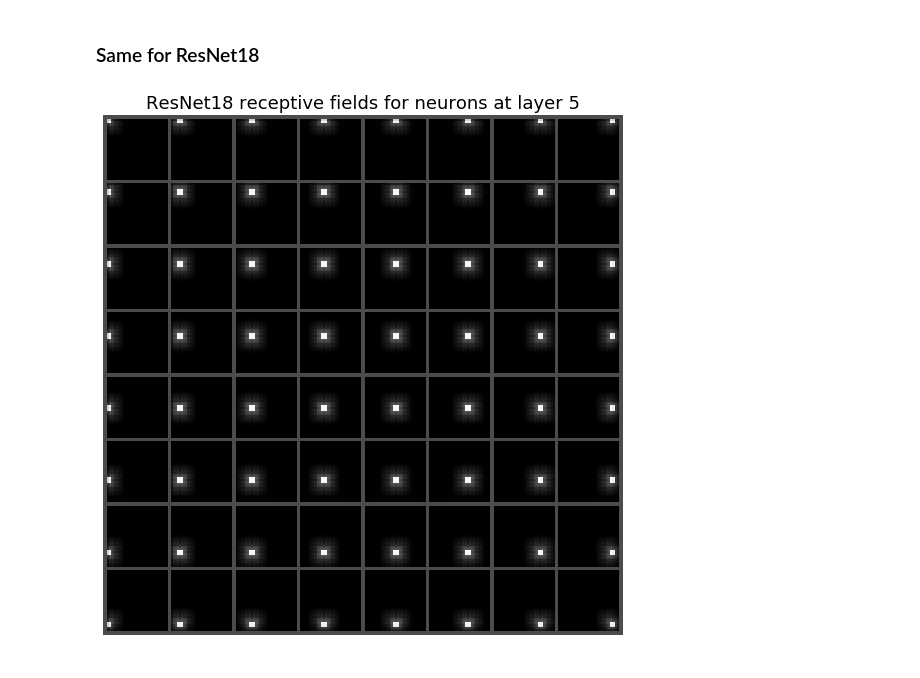
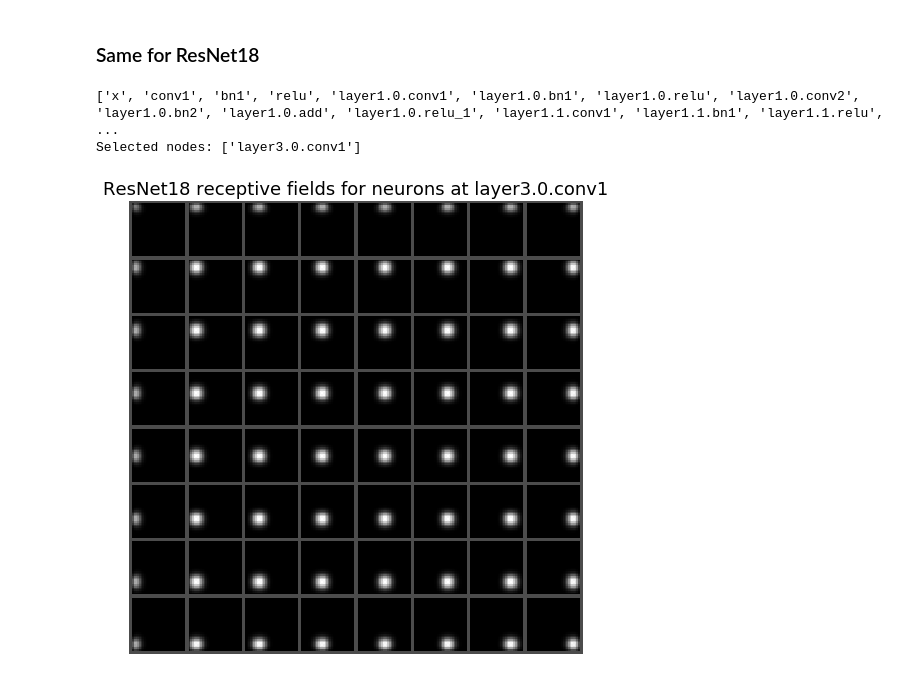
Before and after one commit to leonardopetrini/cnn-receptive-fields, a Jupyter notebook: examples.ipynb, the cells around one changed output. Drawn from its saved outputs; the diff is of its cells as text; code cells hidden in the pictures.

Commit message:
use the new `torch.fx` for feature extraction

```diff
--- a/examples.ipynb
+++ b/examples.ipynb
@@ -31,10 +30,15 @@ Replaced MaxPool with AvgPool at layer: 7
+# %%
+# Compute receptive field of the remaining part
+rf = receptive_field(net, layers=nodes)
 # %% [markdown]
 We plot here the receptive fields of neurons at layer 10.
 
 The plot follows the structure of the activation maps, that are 8x8 in this layer - i.e. the top right receptive field correspond to the top right pixel in the activation map and so on...
 # %%
 plt.figure(figsize=(7.5, 7.5))
-g = torchvision.utils.make_grid(rf[:, None], nrow=8, pad_value=.3)
+layer = 'features.10'
+n = rf[layer].shape[-1]
+g = torchvision.utils.make_grid(rf[layer].reshape(-1, 1, n, n), nrow=8, pad_value=.3)
 plt.imshow(g.permute(1, 2, 0))
 plt.title('VGG11 receptive fields for neurons at layer 10\ni.e. from top left to bottom right: $R_1^{l=10}, R_2^{l=10}, \dots, R_N^{l=10}$', fontsize=18)
 plt.axis('off')
@@ -53,9 +50,26 @@ rf = receptive_field(model)
+# %%
+# Initialize model
+net = ResNet18()
+# Enumerate the network operations
+nodes, _ = get_graph_node_names(net)
+print('All nodes are: ', nodes)
+# select layer(s)
+nodes = [n for n in nodes if n in ['layer3.0.conv1']]
+print('Selected nodes:', nodes)
+# %% [output]
+['x', 'conv1', 'bn1', 'relu', 'layer1.0.conv1', 'layer1.0.bn1', 'layer1.0.relu', 'layer1.0.conv2', 'layer1.0.bn2', 'layer1.0.add', 'layer1.0.relu_1', 'layer1.1.conv1', 'layer1.1.bn1', 'layer1.1.relu', ...
+Selected nodes: ['layer3.0.conv1']
+# %%
+# Compute receptive field of the remaining part
+rf = receptive_field(net, layers=nodes)
 # %%
 plt.figure(figsize=(7.5, 7.5))
-g = torchvision.utils.make_grid(rf[:, None], nrow=8, pad_value=.3)
+l = nodes[0]
+n = rf[layer].shape[-1]
+g = torchvision.utils.make_grid(rf[l].reshape(-1, 1, n, n), nrow=8, pad_value=.3)
 plt.imshow(g.permute(1, 2, 0))
-plt.title(f'ResNet18 receptive fields for neurons at layer {l}', fontsize=18)
+plt.title(f'ResNet18 receptive fields for neurons at {l}', fontsize=18)
 plt.axis('off')
 plt.tight_layout(0)
 # %% [output]
-[figure, old version]
+[figure, new version]
```
Also changed, not shown: parts of 6 cells of this notebook, 4 other files.
